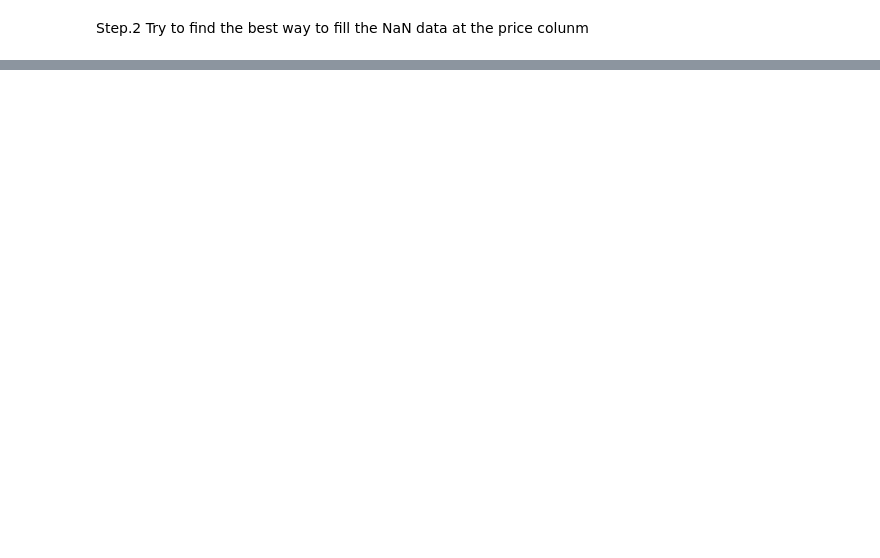
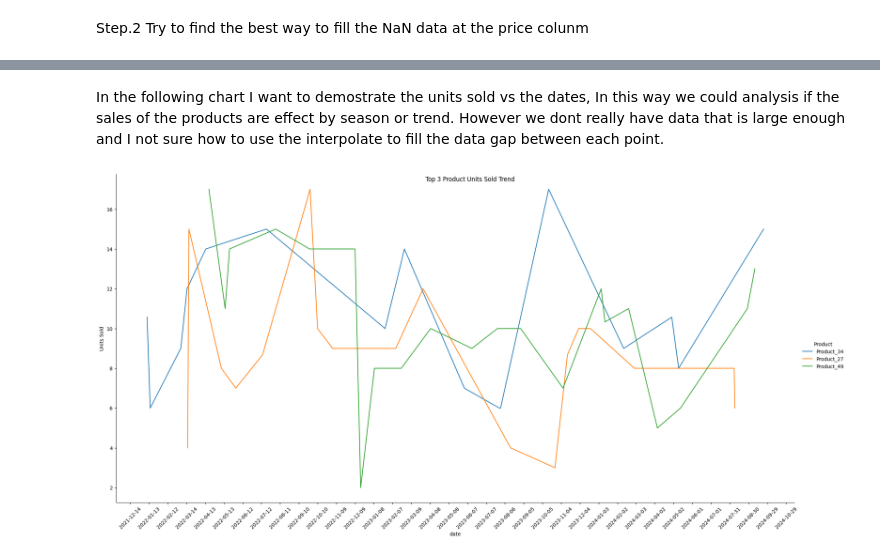
Before and after one commit to chenchenn9/schulich_data_science, a Jupyter notebook: Assignment_1/data_cleaning.ipynb, the cells around one changed output, grey strips where cells are left out. Saved outputs shown, nothing was run; the diff lists cells and outputs as text; code cells hidden in the pictures; blank space fills up the shorter version.

```diff
--- a/Assignment_1/data_cleaning.ipynb
+++ b/Assignment_1/data_cleaning.ipynb
@@ -109,0 +212,4 @@ df1.groupby(['Product','Region'])['Price'].agg(['mean','median'])
+# %%
+#
+top3=pd.concat([df1[df1['Product']=='Product_34'], df1[df1['Product']=='Product_27'], df1[df1['Product']=='Product_49']])
+top3
@@ -109,0 +234,20 @@ df1.groupby(['Product','Region'])['Price'].agg(['mean','median'])
+# %% [markdown]
+In the following chart I want to demostrate the units sold vs the dates, In this way we could analysis if the sales of the products are effect by season or trend. However we dont really have data that is large enough and I not sure how to use the interpolate to fill the data gap between each point.
+# %%
+import datetime
+import matplotlib.dates as mdates
+
+# create date dataframe
+dates_str =top3['Sale Date']
+# turned string into date object/将日期字符串转换为日期对象
+top3['date'] = [datetime.datetime.strptime(date_str, "%Y-%m-%d") for date_str in dates_str]
+a3=sns.relplot(x='date', y= 'Units Sold', data =top3, kind='line', hue='Product',aspect=2,height=10)
+a3.fig.suptitle('Top 3 Product Units Sold Trend')
+# Set the x interval to 30 days
+plt.gca().xaxis.set_major_locator(mdates.DayLocator(interval=30))
+# Set the x label format/设置 X 轴标签格式
+plt.gca().xaxis.set_major_formatter(mdates.DateFormatter('%Y-%m-%d'))
+plt.xticks(rotation = 45)
+plt.show()
+# %% [output]
+[figure, added]
```
Also changed, not shown: parts of 25 cells of this notebook, 2 other files.
